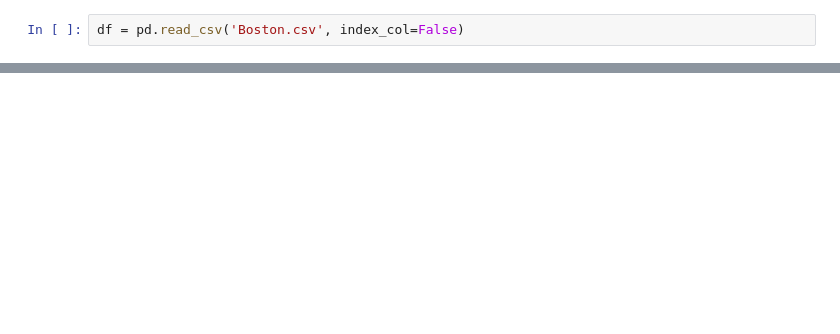
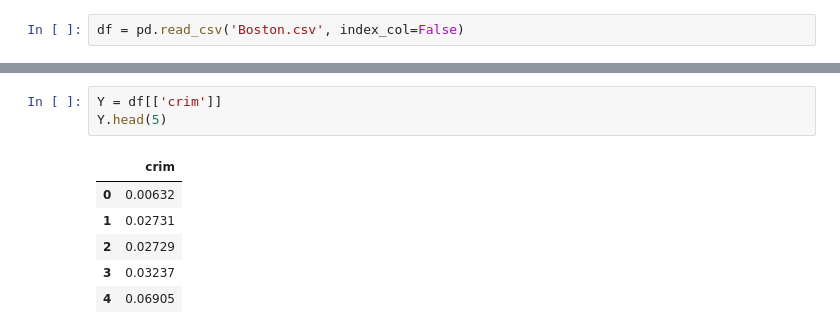
Before and after one commit to DanielDKnudsen/decision_support_systems, a Jupyter notebook: Exercises/Chap_6/6_8_11.ipynb, the cells around one changed output, grey strips where cells are left out. Drawn from its saved outputs; the diff is of its cells as text; blank space fills up the shorter version.

```diff
--- a/Exercises/Chap_6/6_8_11.ipynb
+++ b/Exercises/Chap_6/6_8_11.ipynb
@@ -14 +45,11 @@ df = pd.read_csv('Boston.csv', index_col=False)
+# %%
+Y = df[['crim']]
+Y.head(5)
+# %% [output]
+|  | crim |
+| 0 | 0.00632 |
+| 1 | 0.02731 |
+| 2 | 0.02729 |
+| 3 | 0.03237 |
+| 4 | 0.06905 |
 # %%
```
Also changed, not shown: parts of 11 cells of this notebook, 8 other files.
